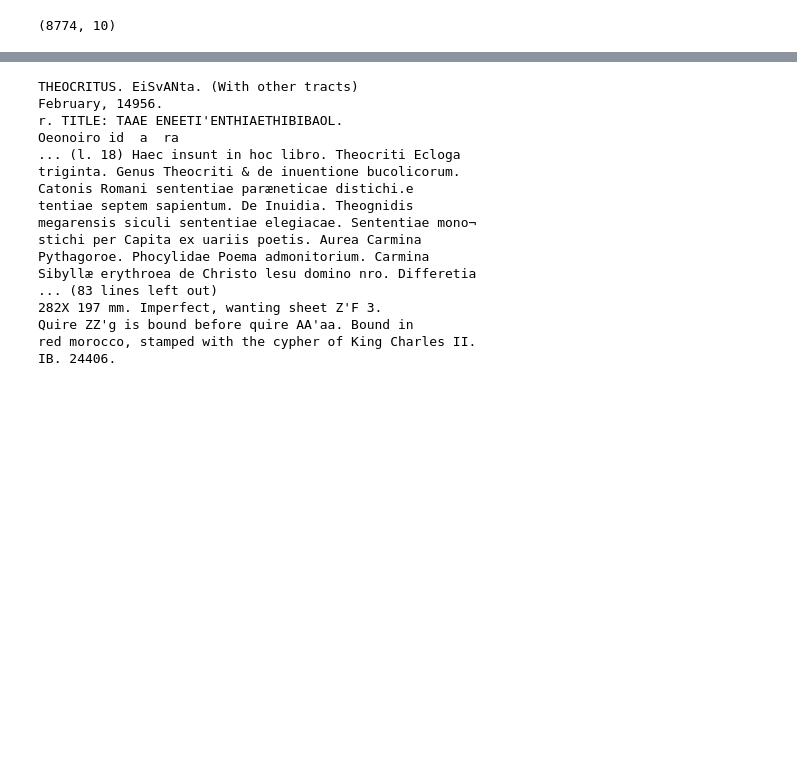
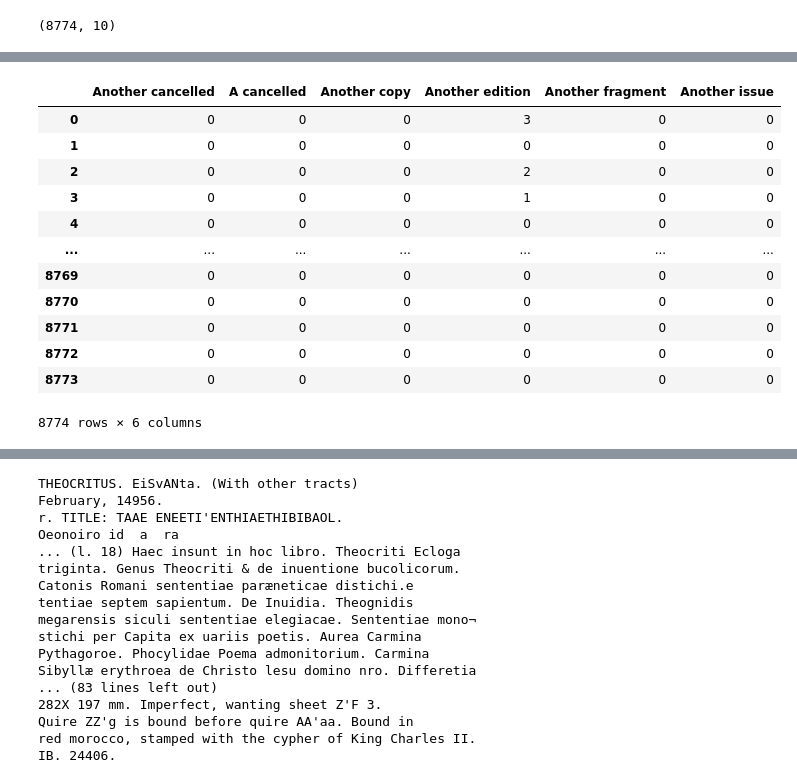
Before and after one commit to harrylloyd-bl/another-copy, a Jupyter notebook: notebooks/another_copy.ipynb, the cells around one changed output, grey strips where cells are left out. Drawn from its saved outputs; the diff is of its cells as text; code cells hidden in the pictures; blank space fills up the shorter version.

Commit message:
sample entry df for another copy ground truth

```diff
--- a/notebooks/another_copy.ipynb
+++ b/notebooks/another_copy.ipynb
@@ -10,8 +12,5 @@ entry_df.shape
 # %%
-copy_re = re.compile("Another \S*")
+copy_re = re.compile(r"Another \S*")
 anothers = entry_df["entry_text"].apply(lambda x: copy_re.search(x))
 copy_variants = sorted(list(set(anothers.apply(lambda x: x.group() if x else None).dropna())))
 copy_variants
-
-entry_df["match"] = entry_df["entry_text"].apply(lambda x: copy_re.search(x))
-# entry_df["preceding_shelfmark"] = entry_df.apply(check_for_leading_shelfmark, axis=1)
@@ -17,0 +73,23 @@ entry_df["match"] = entry_df["entry_text"].apply(lambda x: copy_re.search(x))
+# %%
+valid_copy_variants = ["Another cancelled", "A cancelled", "Another copy", "Another edition", "Another fragment", "Another issue"]
+# %%
+entry_contains_variant = []
+for variant in valid_copy_variants:
+    entry_contains_variant.append(entry_df["entry_text"].str.count(variant).rename(variant))
+# %%
+another_counts_df = pd.concat(entry_contains_variant, axis=1)
+another_counts_df
+# %% [output]
+|  | Another cancelled | A cancelled | Another copy | Another edition | Another fragment | Another issue |
+| 0 | 0 | 0 | 0 | 3 | 0 | 0 |
+| 1 | 0 | 0 | 0 | 0 | 0 | 0 |
+| 2 | 0 | 0 | 0 | 2 | 0 | 0 |
+| 3 | 0 | 0 | 0 | 1 | 0 | 0 |
+| 4 | 0 | 0 | 0 | 0 | 0 | 0 |
+| ... | ... | ... | ... | ... | ... | ... |
+| 8769 | 0 | 0 | 0 | 0 | 0 | 0 |
+| 8770 | 0 | 0 | 0 | 0 | 0 | 0 |
+| 8771 | 0 | 0 | 0 | 0 | 0 | 0 |
+| 8772 | 0 | 0 | 0 | 0 | 0 | 0 |
+| 8773 | 0 | 0 | 0 | 0 | 0 | 0 |
+8774 rows × 6 columns
```
Also changed, not shown: parts of 11 cells of this notebook.
